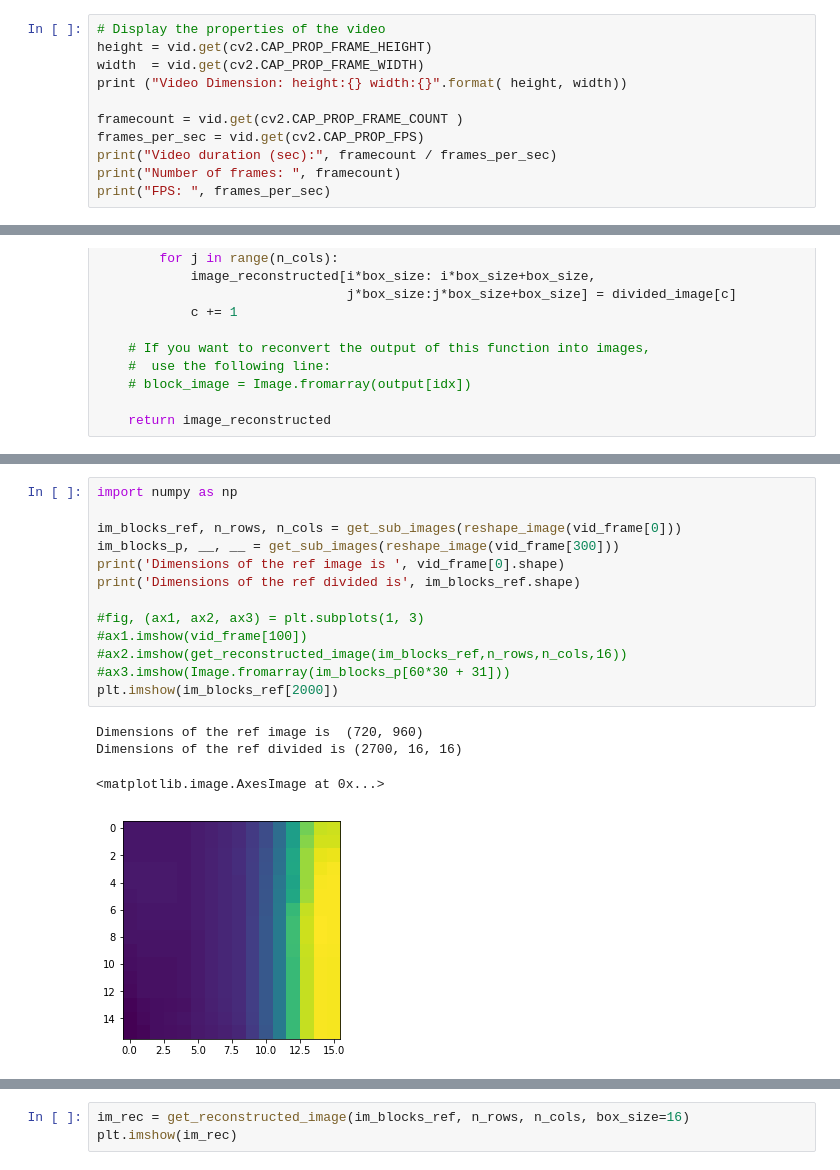
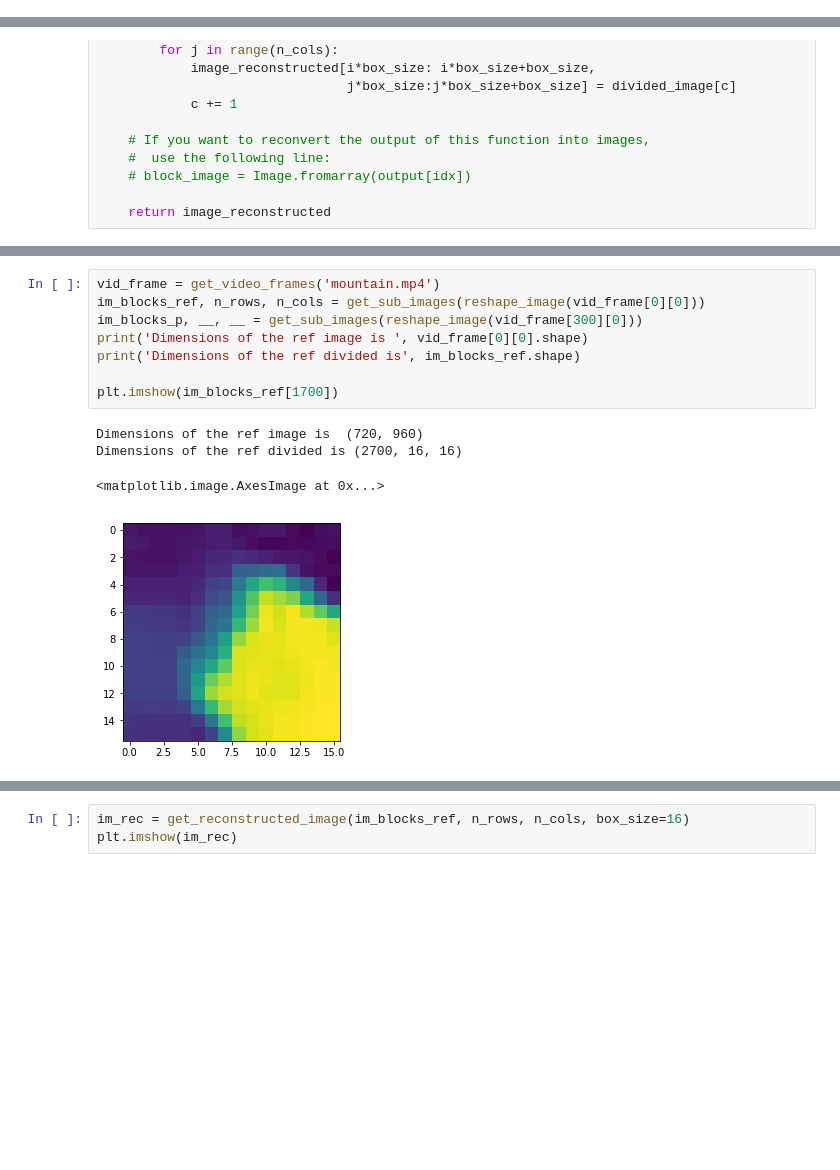
Before and after one commit to alaanousir/H.264-Video-Compression, a Jupyter notebook: Main.ipynb, the cells around one changed output, grey strips where cells are left out. Saved outputs shown, nothing was run; the diff lists cells and outputs as text; blank space fills up the shorter version.

```diff
--- a/Main.ipynb
+++ b/Main.ipynb
@@ -50,11 +18,0 @@ Video("mountain.mp4")
-# %%
-# Display the properties of the video
-height = vid.get(cv2.CAP_PROP_FRAME_HEIGHT)
-width  = vid.get(cv2.CAP_PROP_FRAME_WIDTH)
-print ("Video Dimension: height:{} width:{}".format( height, width))
-
-framecount = vid.get(cv2.CAP_PROP_FRAME_COUNT )
-frames_per_sec = vid.get(cv2.CAP_PROP_FPS)
-print("Video duration (sec):", framecount / frames_per_sec)
-print("Number of frames: ", framecount)
-print("FPS: ", frames_per_sec)
@@ -165,19 +141,14 @@ ax2.imshow(vid_frame[300])
 # %%
-import numpy as np
-
-im_blocks_ref, n_rows, n_cols = get_sub_images(reshape_image(vid_frame[0]))
-im_blocks_p, __, __ = get_sub_images(reshape_image(vid_frame[300]))
-print('Dimensions of the ref image is ', vid_frame[0].shape)
+vid_frame = get_video_frames('mountain.mp4')
+im_blocks_ref, n_rows, n_cols = get_sub_images(reshape_image(vid_frame[0][0]))
+im_blocks_p, __, __ = get_sub_images(reshape_image(vid_frame[300][0]))
+print('Dimensions of the ref image is ', vid_frame[0][0].shape)
 print('Dimensions of the ref divided is', im_blocks_ref.shape)
 
-#fig, (ax1, ax2, ax3) = plt.subplots(1, 3)
-#ax1.imshow(vid_frame[100])
-#ax2.imshow(get_reconstructed_image(im_blocks_ref,n_rows,n_cols,16))
-#ax3.imshow(Image.fromarray(im_blocks_p[60*30 + 31]))
-plt.imshow(im_blocks_ref[2000])
+plt.imshow(im_blocks_ref[1700])
 # %% [output]
 Dimensions of the ref image is  (720, 960)
 Dimensions of the ref divided is (2700, 16, 16)
 <matplotlib.image.AxesImage at 0x...>
-[figure, old version]
+[figure, new version]
 # %%
```
Also changed, not shown: parts of 8 cells of this notebook, 1 other file.
